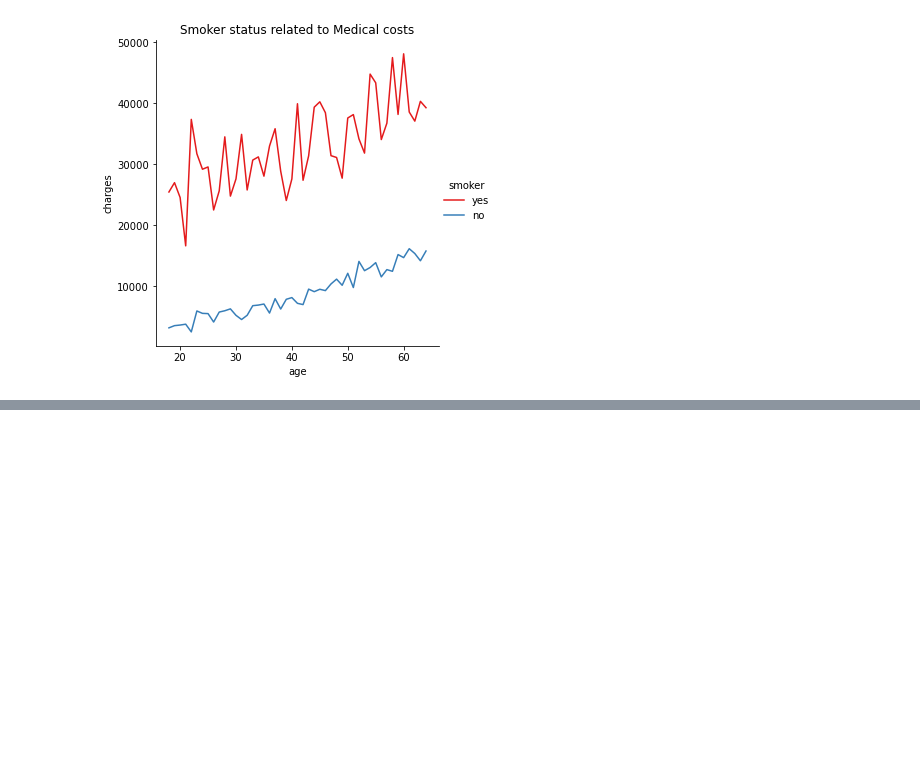
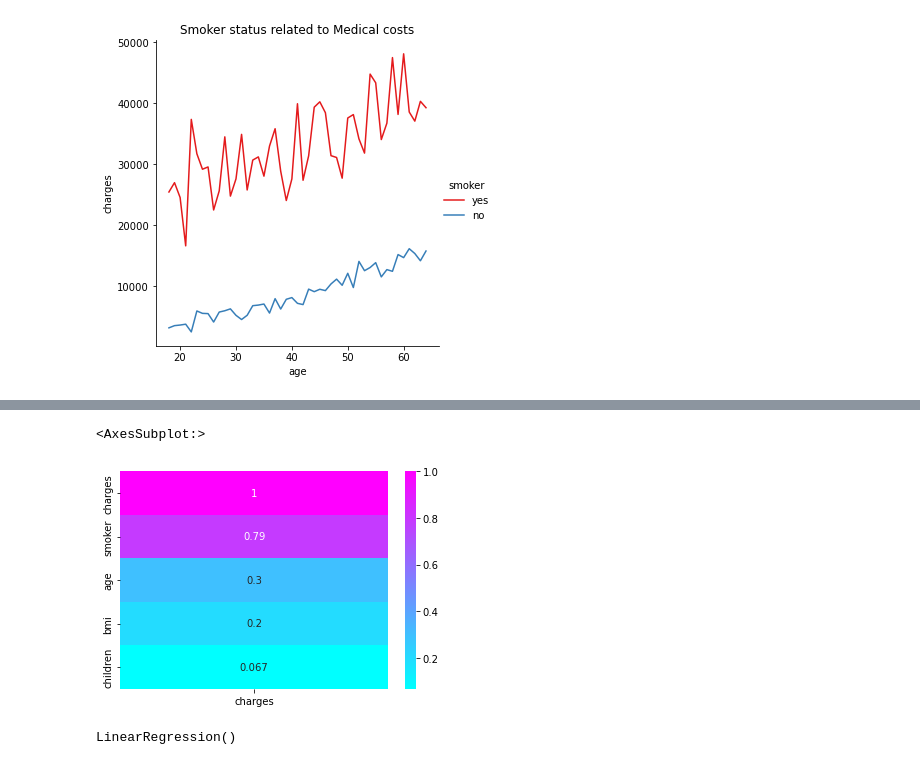
Before and after one commit to TJ-Mothokho/DataAnaylsis_Practical-Assessments, a Jupyter notebook: Medical_Costs_Case_Study-Practical_Assessment/MedicalCost_Practical_Assessment.ipynb, the cells around one changed output, grey strips where cells are left out. Cells and saved outputs as stored; diff of their text form; code cells hidden in the pictures; blank space fills up the shorter version.

```diff
--- a/Medical_Costs_Case_Study-Practical_Assessment/MedicalCost_Practical_Assessment.ipynb
+++ b/Medical_Costs_Case_Study-Practical_Assessment/MedicalCost_Practical_Assessment.ipynb
@@ -180,0 +214,21 @@ Text(0.5, 1.0, 'Smoker status related to Medical costs')
+# %%
+label = {
+    'no': 0,
+    'yes': 1
+}
+
+insurance['smoker'] = insurance['smoker'].map(label)
+# %%
+sns.heatmap(insurance.corr()[['charges']].sort_values(by='charges', ascending=False), annot=True, cmap='cool')
+# %% [output]
+<AxesSubplot:>
+[figure, added]
+# %%
+X = insurance[['age']]
+y = insurance['charges']
+
+# Create and fit the model
+model = LinearRegression()
+model.fit(X, y)
+# %% [output]
+LinearRegression()
```
Also changed, not shown: parts of 8 cells of this notebook.
